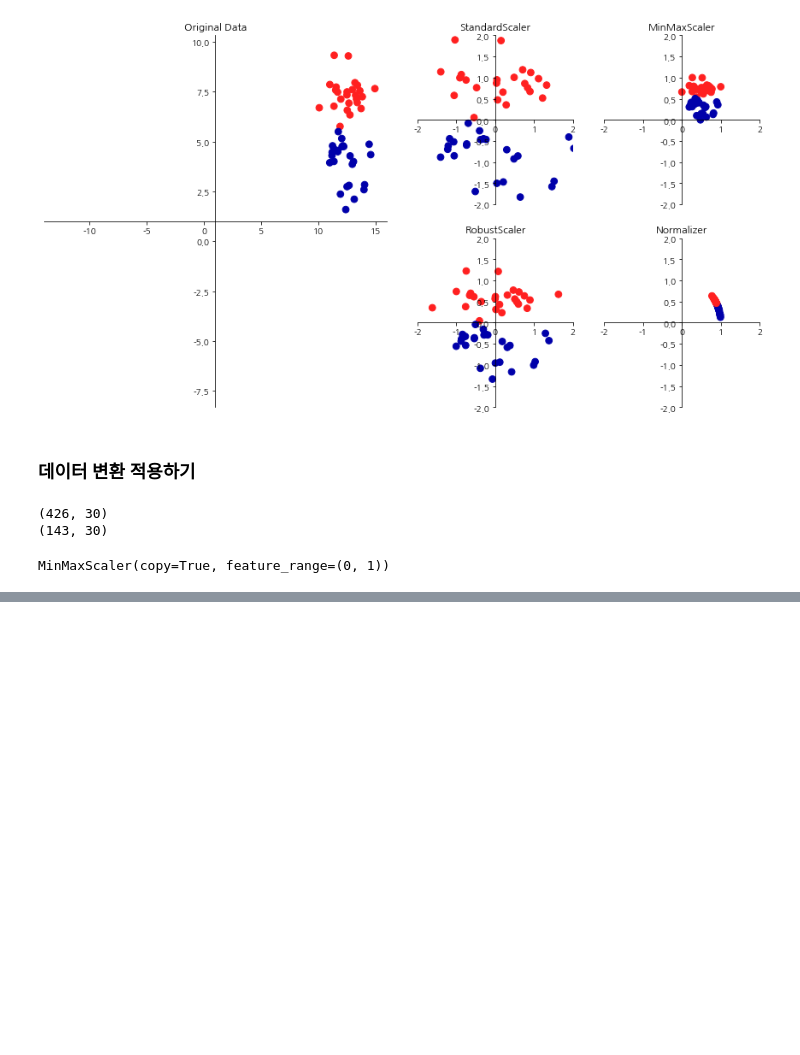
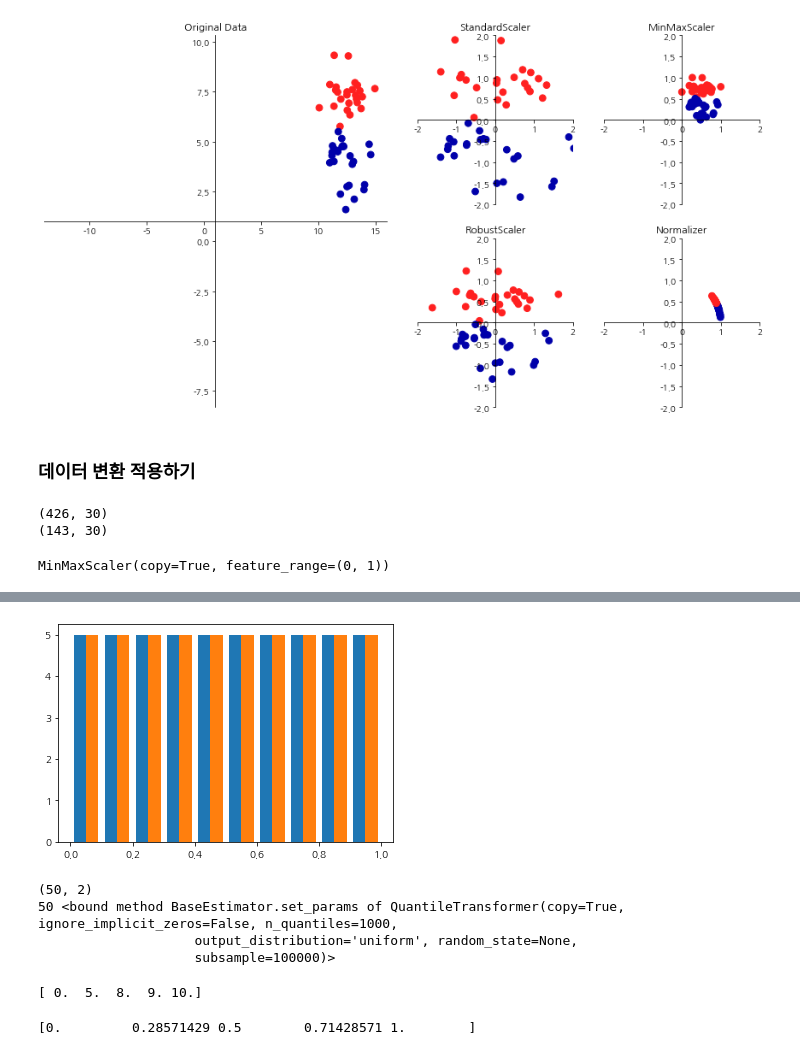
Before and after one commit to sdlee1026/machine, a Jupyter notebook: models/Unsupervised_Learning/unsupervied_basic.ipynb, the cells around one changed output, grey strips where cells are left out. Cells and saved outputs as stored; diff of their text form; code cells hidden in the pictures; blank space fills up the shorter version.

```diff
--- a/models/Unsupervised_Learning/unsupervied_basic.ipynb
+++ b/models/Unsupervised_Learning/unsupervied_basic.ipynb
@@ -133,0 +219,29 @@ MinMaxScaler(copy=True, feature_range=(0, 1))
+# %%
+# 변환된 데이터들의 히스토그램
+plt.hist(X_trans)
+plt.show()
+# 균등분포 되어있음
+# %% [output]
+[figure, added]
+# %%
+# QuantileTransformer 의 분위 수는 n_quantiles 매개변수 설정 가능, 기본값 1000
+# scaler 객체의 quantiles_ 속성에는 특성별로 계산된 분위값이 들어가있음, shape.(n_quantiles, n_features)
+print(scaler.quantiles_.shape)
+
+print(scaler.n_quantiles_, scaler.set_params)
+# n_quantiles 은 1000 이나, 현재 들어가는 데이터의 갯수가 50개 이므로 50, 2가 됨, 데이터 갯수를 5000으로 늘리면 1000으로 찍히는걸 확인
+# %% [output]
+(50, 2)
+50 <bound method BaseEstimator.set_params of QuantileTransformer(copy=True, ignore_implicit_zeros=False, n_quantiles=1000,
+                    output_distribution='uniform', random_state=None,
+                    subsample=100000)>
+# %%
+# QuantileTransformer 의 동작을 이해하기 위해 샘플 데이터 만들어서 적용
+x = np.array([[0], [5], [8], [9], [10], [0], [5], [8], [9], [10], [0], [5], [8], [9], [10]])
+
+# np.percentile() 함수는 두번째 매개변수에서 지정한 분위에 해당하는 샘플을 추출하여 반환함
+print(np.percentile(x[:, 0], [0, 25, 50, 75, 100]))
+
+# 1번쨰, 1사분위, 중간값, 3사분위, 마지막값 지정
+# %% [output]
+[ 0.  5.  8.  9. 10.]
@@ -133,0 +250,4 @@ MinMaxScaler(copy=True, feature_range=(0, 1))
+# %%
+print(np.percentile(x_trans[:, 0], [0, 25, 50, 75, 100]))
+# %% [output]
+[0.         0.28571429 0.5        0.71428571 1.        ]
```
Also changed, not shown: parts of 21 cells of this notebook.
